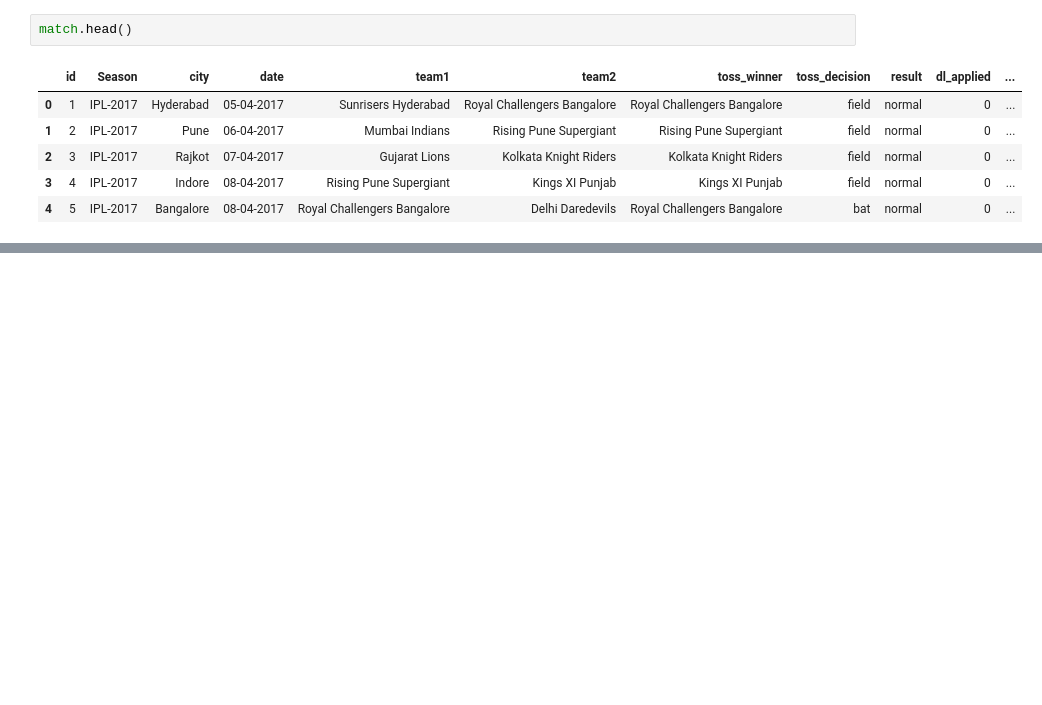
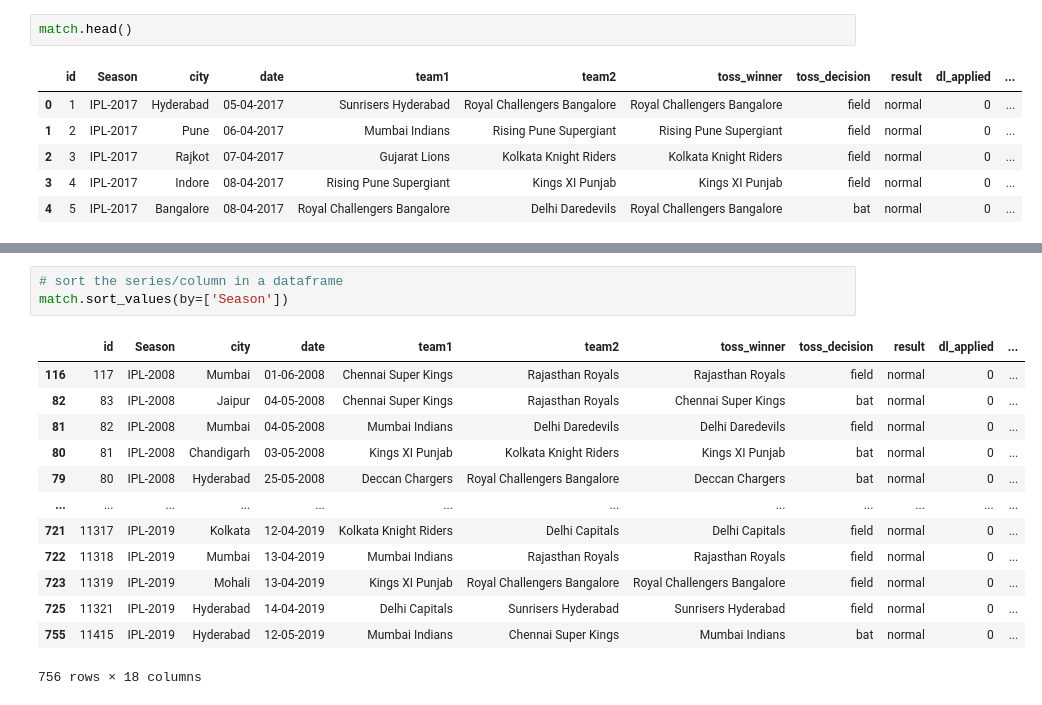
Before and after one commit to Anupam8858/IPL-Win-Probability-Predictor, a Jupyter notebook: IPL_Win_Probability_Predictor_Project.ipynb, the cells around one changed output, grey strips where cells are left out. Saved outputs shown, nothing was run; the diff lists cells and outputs as text; blank space fills up the shorter version.

```diff
--- a/IPL_Win_Probability_Predictor_Project.ipynb
+++ b/IPL_Win_Probability_Predictor_Project.ipynb
@@ -22,0 +111,17 @@ match.head()
+# %%
+# sort the series/column in a dataframe
+match.sort_values(by=['Season'])
+# %% [output]
+|  | id | Season | city | date | team1 | team2 | toss_winner | toss_decision | result | dl_applied | ... |
+| 116 | 117 | IPL-2008 | Mumbai | 01-06-2008 | Chennai Super Kings | Rajasthan Royals | Rajasthan Royals | field | normal | 0 | ... |
+| 82 | 83 | IPL-2008 | Jaipur | 04-05-2008 | Chennai Super Kings | Rajasthan Royals | Chennai Super Kings | bat | normal | 0 | ... |
+| 81 | 82 | IPL-2008 | Mumbai | 04-05-2008 | Mumbai Indians | Delhi Daredevils | Delhi Daredevils | field | normal | 0 | ... |
+| 80 | 81 | IPL-2008 | Chandigarh | 03-05-2008 | Kings XI Punjab | Kolkata Knight Riders | Kings XI Punjab | bat | normal | 0 | ... |
+| 79 | 80 | IPL-2008 | Hyderabad | 25-05-2008 | Deccan Chargers | Royal Challengers Bangalore | Deccan Chargers | bat | normal | 0 | ... |
+| ... | ... | ... | ... | ... | ... | ... | ... | ... | ... | ... | ... |
+| 721 | 11317 | IPL-2019 | Kolkata | 12-04-2019 | Kolkata Knight Riders | Delhi Capitals | Delhi Capitals | field | normal | 0 | ... |
+| 722 | 11318 | IPL-2019 | Mumbai | 13-04-2019 | Mumbai Indians | Rajasthan Royals | Rajasthan Royals | field | normal | 0 | ... |
+| 723 | 11319 | IPL-2019 | Mohali | 13-04-2019 | Kings XI Punjab | Royal Challengers Bangalore | Royal Challengers Bangalore | field | normal | 0 | ... |
+| 725 | 11321 | IPL-2019 | Hyderabad | 14-04-2019 | Delhi Capitals | Sunrisers Hyderabad | Sunrisers Hyderabad | field | normal | 0 | ... |
+| 755 | 11415 | IPL-2019 | Hyderabad | 12-05-2019 | Mumbai Indians | Chennai Super Kings | Mumbai Indians | bat | normal | 0 | ... |
+756 rows × 18 columns
```
Also changed, not shown: parts of 8 cells of this notebook.
